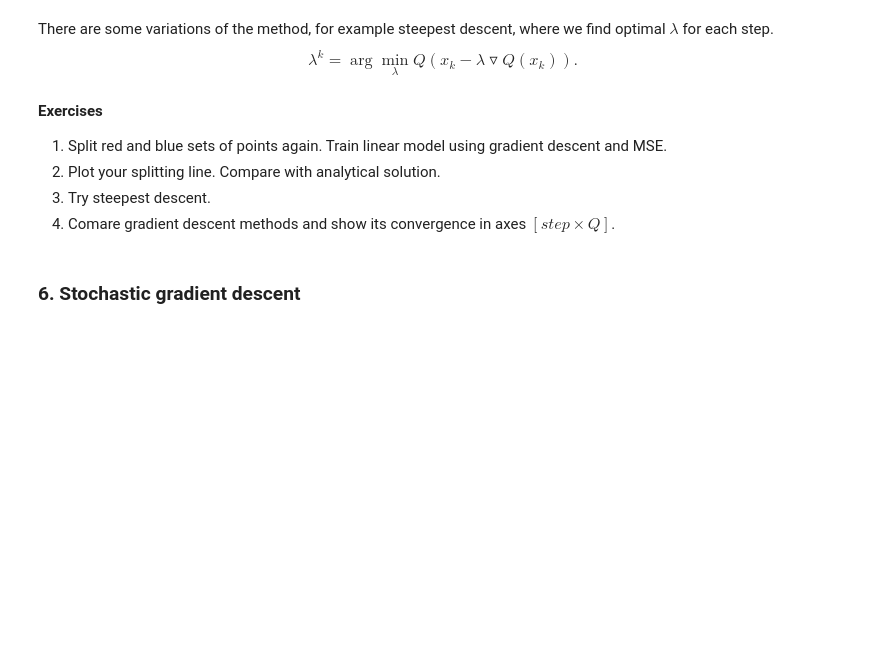
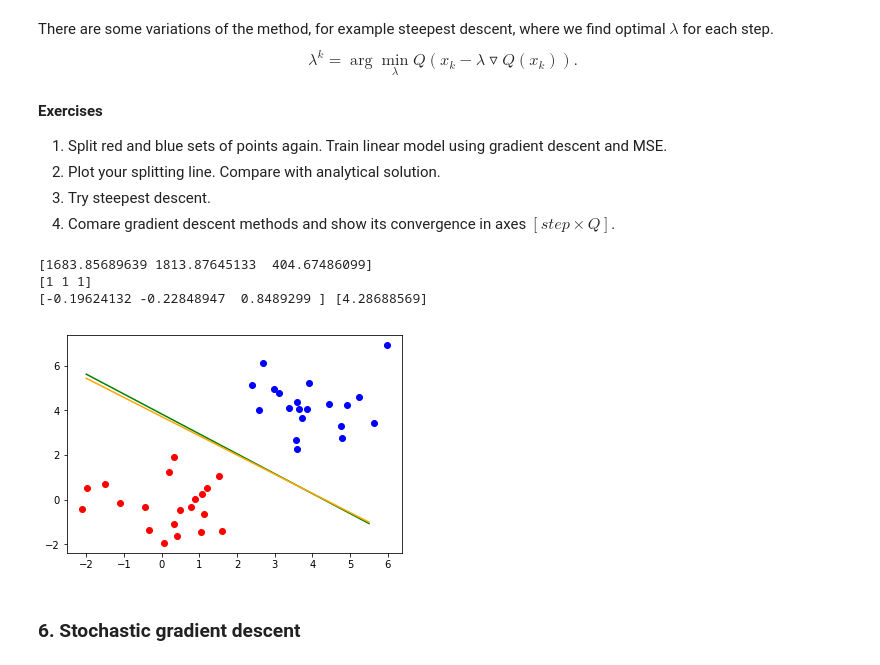
Before and after one commit to levensons/Darin, a Jupyter notebook: lab1/lab-1.ipynb, the cells around one changed output. Drawn from its saved outputs; the diff is of its cells as text; code cells hidden in the pictures; blank space fills up the shorter version.

```diff
--- a/lab1/lab-1.ipynb
+++ b/lab1/lab-1.ipynb
@@ -325,11 +321,41 @@ $$\lambda^{k} = \arg\min_{\lambda}Q(x_k - \lambda\triangledown Q(x_k)).$$
 # %%
 Red_dots = np.random.multivariate_normal([0, 0], np.identity(2), 20)
 Blue_dots = np.random.multivariate_normal([4, 4], np.identity(2), 20)
 x_train = np.concatenate((Red_dots, Blue_dots), axis=0)
 y_train = np.concatenate((np.ones((20, 1)), -np.ones((20, 1))), axis=0)
 
 X = np.concatenate((x_train, np.ones((x_train.shape[0], 1))), axis=1)
-w = train(X, y_train)
+
+def L(w):
+    w = np.array([w])[0:1, :]
+    return np.sum((y_train - np.dot(X, np.transpose(w)))**2, axis=0)
+
+def Grad_L(w):
+    w = np.array([w])[0:1, :]
+    return -2 * np.sum(X * (y_train - np.dot(X, np.transpose(w))), axis=0)
+
+def plot_line(w, col):
+    a, b, c = w[0], w[1], w[2]
+    x = np.arange(-2, 6, 0.5)
+    y = (-a/b) * x - c/b
+    plt.plot(x, y, col)
+
+w_analytical = train(X, y_train)
+
+w_grad = GradDescent(np.array([1, 1, 1]), L, Grad_L, 0.000001, 0.000001)
+
+plt.figure()
+plot_line(w_analytical, 'green')
+plot_line(w_grad[-1], 'orange')
+
+plt.plot(Red_dots[:, 0], Red_dots[:, 1], 'ro')
+plt.plot(Blue_dots[:, 0], Blue_dots[:, 1], 'bo')
+plt.show()
+# %% [output]
+[1683.85689639 1813.87645133  404.67486099]
+[1 1 1]
+[-0.19624132 -0.22848947  0.8489299 ] [4.28688569]
+[figure, added]
 # %% [markdown]
 ### 6. Stochastic gradient descent
 # %% [markdown]
```
Also changed, not shown: parts of 10 cells of this notebook.
